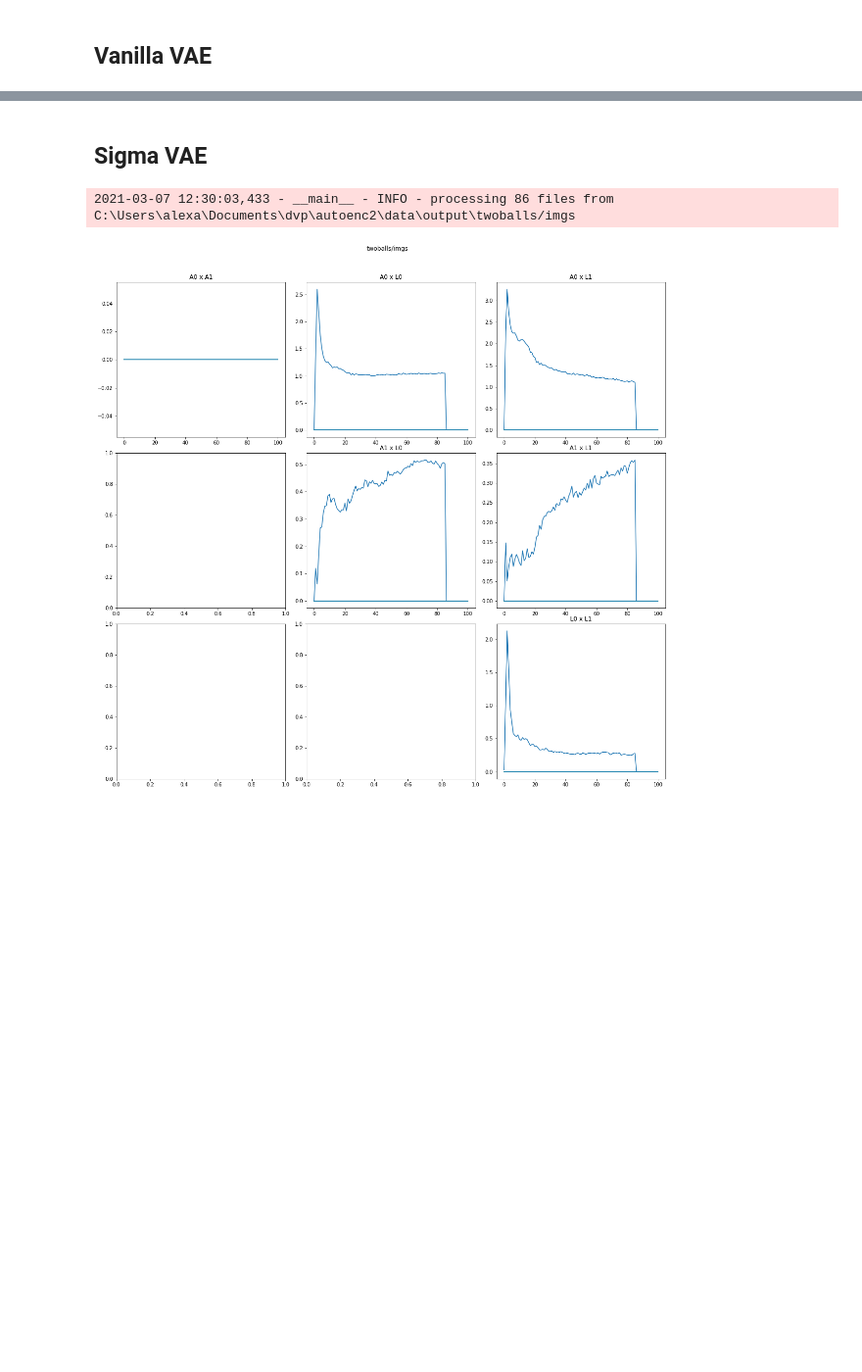
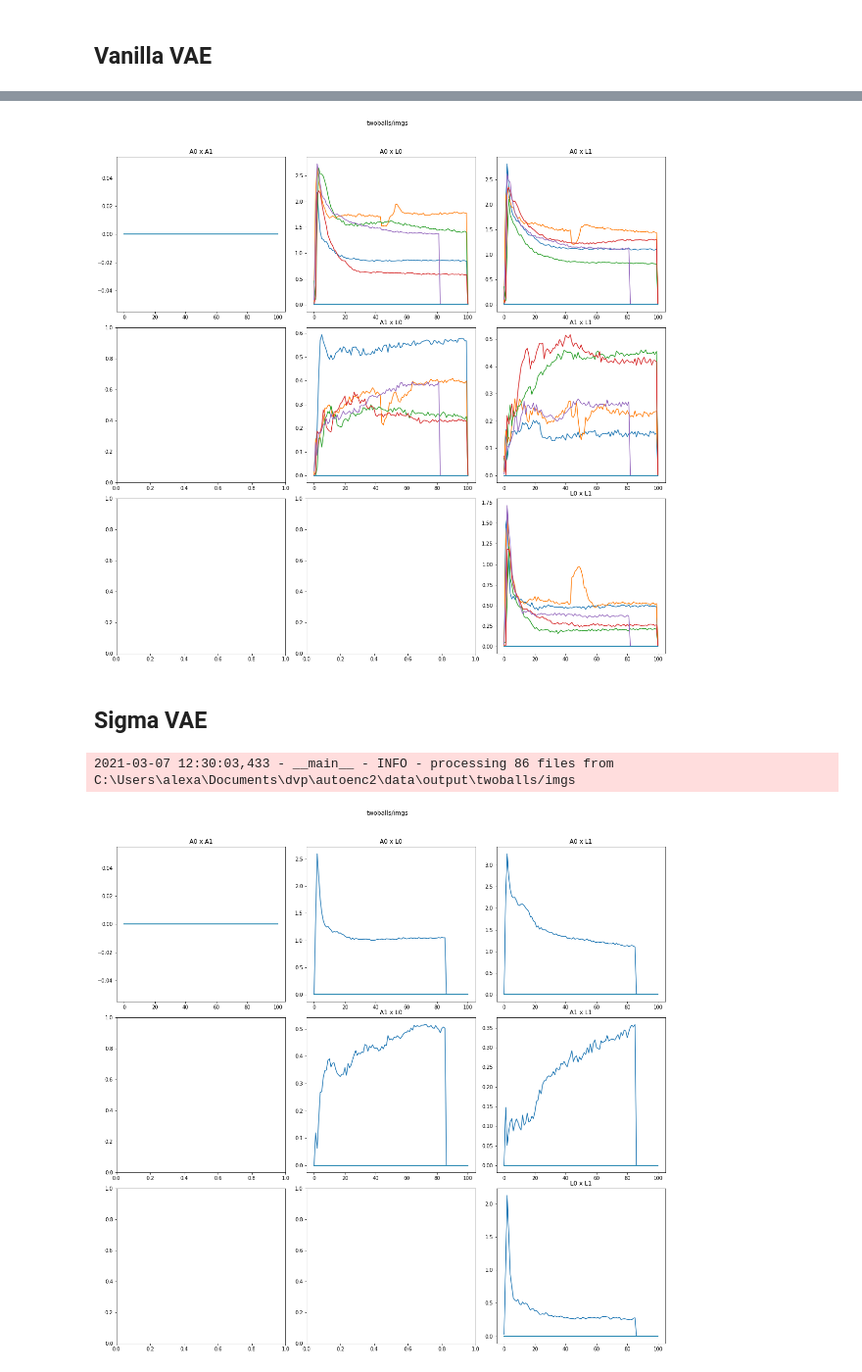
Before and after one commit to abbbe/autoenc2, a Jupyter notebook: notebooks/mutual_info.ipynb, the cells around one changed output, grey strips where cells are left out. Shown at 98% size. Cells and saved outputs as stored; diff of their text form; code cells hidden in the pictures; blank space fills up the shorter version.

```diff
--- a/notebooks/mutual_info.ipynb
+++ b/notebooks/mutual_info.ipynb
@@ -98,0 +79,3 @@ dodo("../output-vanilla-vae/twoballs1135/imgs")
+# %%
+dodo("twoballs/imgs")
+# %% [output]
@@ -99,3 +83,4 @@ dodo("../output-vanilla-vae/twoballs1135/imgs")
+[figure, added]
 # %% [markdown]
 ## Sigma VAE
 # %%
```
Also changed, not shown: parts of 5 cells of this notebook, 2 other files.
